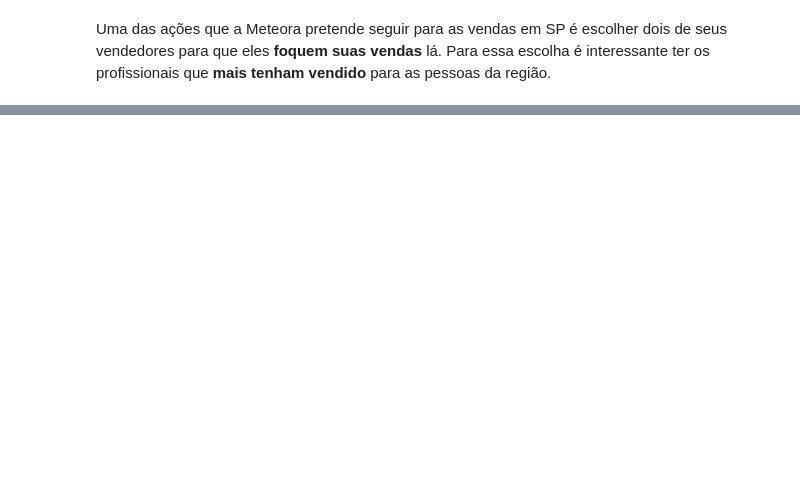
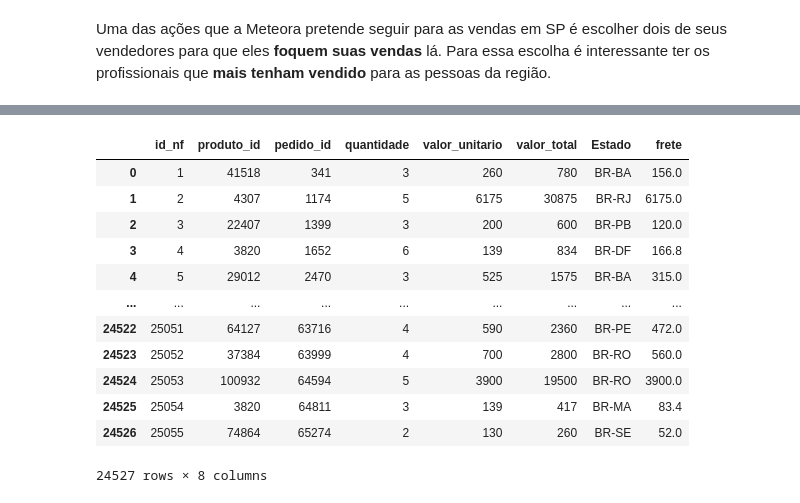
Before and after one commit to JhowSantiago/Python-analise-de-dados-com-SQL, a Jupyter notebook: Jonathan/Notebook_Meteora.ipynb, the cells around one changed output, grey strips where cells are left out. Cells and saved outputs as stored; diff of their text form; code cells hidden in the pictures; blank space fills up the shorter version.

```diff
--- a/Jonathan/Notebook_Meteora.ipynb
+++ b/Jonathan/Notebook_Meteora.ipynb
@@ -466,0 +603,16 @@ Uma das ações que a Meteora pretende seguir para as vendas em SP é escolher d
+# %%
+sql_df('SELECT * FROM ITENS_PEDIDOS')
+# %% [output]
+|  | id_nf | produto_id | pedido_id | quantidade | valor_unitario | valor_total | Estado | frete |
+| 0 | 1 | 41518 | 341 | 3 | 260 | 780 | BR-BA | 156.0 |
+| 1 | 2 | 4307 | 1174 | 5 | 6175 | 30875 | BR-RJ | 6175.0 |
+| 2 | 3 | 22407 | 1399 | 3 | 200 | 600 | BR-PB | 120.0 |
+| 3 | 4 | 3820 | 1652 | 6 | 139 | 834 | BR-DF | 166.8 |
+| 4 | 5 | 29012 | 2470 | 3 | 525 | 1575 | BR-BA | 315.0 |
+| ... | ... | ... | ... | ... | ... | ... | ... | ... |
+| 24522 | 25051 | 64127 | 63716 | 4 | 590 | 2360 | BR-PE | 472.0 |
+| 24523 | 25052 | 37384 | 63999 | 4 | 700 | 2800 | BR-RO | 560.0 |
+| 24524 | 25053 | 100932 | 64594 | 5 | 3900 | 19500 | BR-RO | 3900.0 |
+| 24525 | 25054 | 3820 | 64811 | 3 | 139 | 417 | BR-MA | 83.4 |
+| 24526 | 25055 | 74864 | 65274 | 2 | 130 | 260 | BR-SE | 52.0 |
+24527 rows × 8 columns
```
Also changed, not shown: parts of 12 cells of this notebook.
